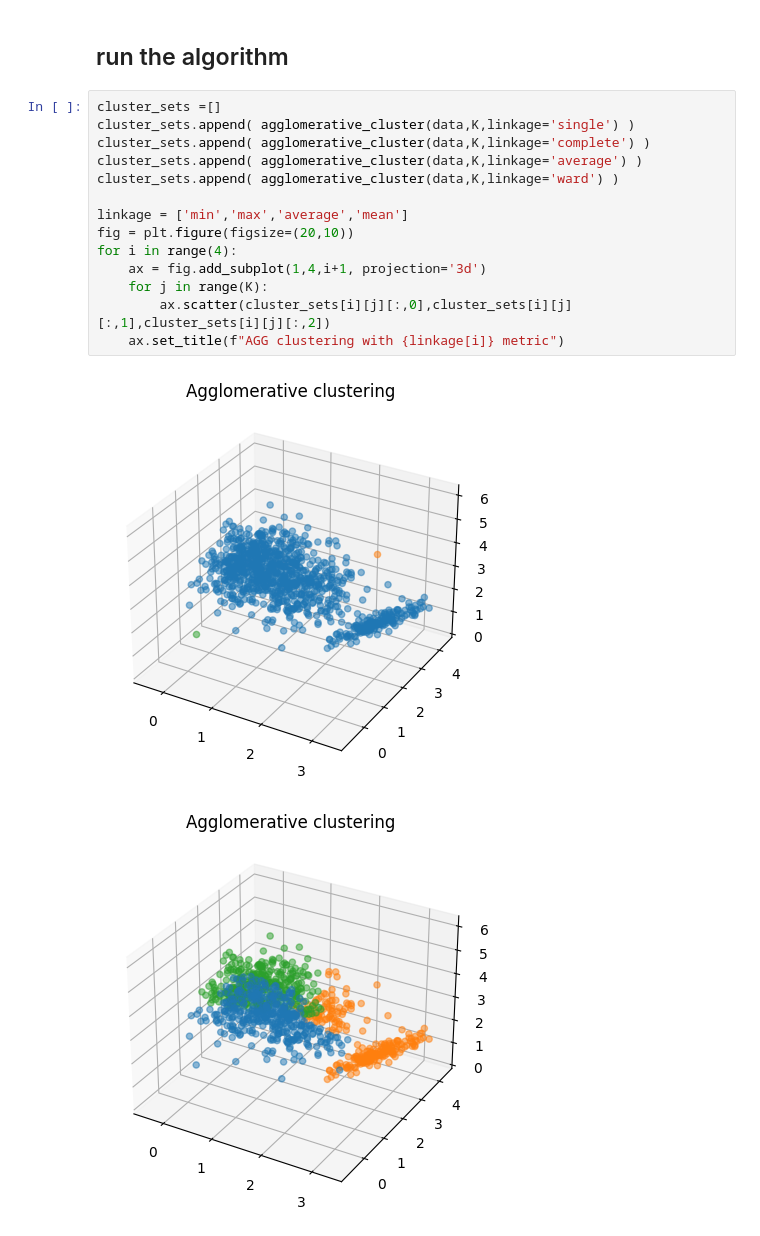
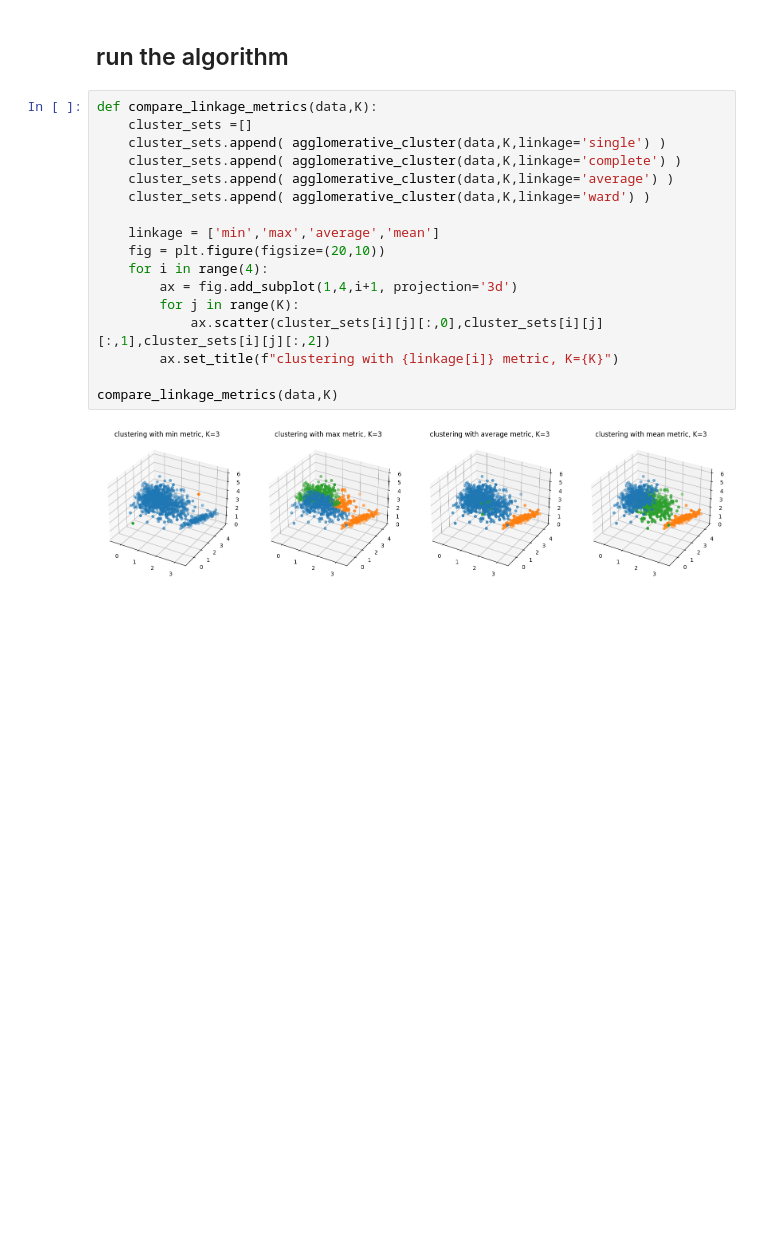
Before and after one commit to nadavo11/agglomerative_clustering, a Jupyter notebook: AgglomerativeClustering.ipynb, the cells around one changed output. Drawn from its saved outputs; the diff is of its cells as text; blank space fills up the shorter version.

```diff
--- a/AgglomerativeClustering.ipynb
+++ b/AgglomerativeClustering.ipynb
@@ -437,19 +417,21 @@ plot_clusters(clusters,d)
 # %% [markdown]
 ## run the algorithm
 # %%
-cluster_sets =[]
-cluster_sets.append( agglomerative_cluster(data,K,linkage='single') )
-cluster_sets.append( agglomerative_cluster(data,K,linkage='complete') )
-cluster_sets.append( agglomerative_cluster(data,K,linkage='average') )
-cluster_sets.append( agglomerative_cluster(data,K,linkage='ward') )
+def compare_linkage_metrics(data,K):
+    cluster_sets =[]
+    cluster_sets.append( agglomerative_cluster(data,K,linkage='single') )
+    cluster_sets.append( agglomerative_cluster(data,K,linkage='complete') )
+    cluster_sets.append( agglomerative_cluster(data,K,linkage='average') )
+    cluster_sets.append( agglomerative_cluster(data,K,linkage='ward') )
 
-linkage = ['min','max','average','mean']
-fig = plt.figure(figsize=(20,10))
-for i in range(4):
-    ax = fig.add_subplot(1,4,i+1, projection='3d')
-    for j in range(K):
-        ax.scatter(cluster_sets[i][j][:,0],cluster_sets[i][j][:,1],cluster_sets[i][j][:,2])
-    ax.set_title(f"AGG clustering with {linkage[i]} metric")
+    linkage = ['min','max','average','mean']
+    fig = plt.figure(figsize=(20,10))
+    for i in range(4):
+        ax = fig.add_subplot(1,4,i+1, projection='3d')
+        for j in range(K):
+            ax.scatter(cluster_sets[i][j][:,0],cluster_sets[i][j][:,1],cluster_sets[i][j][:,2])
+        ax.set_title(f"clustering with {linkage[i]} metric, K={K}")
+
+compare_linkage_metrics(data,K)
 # %% [output]
-[figure, old version]
+[figure, new version]
-[figure, removed]
```
Also changed, not shown: parts of 9 cells of this notebook.
